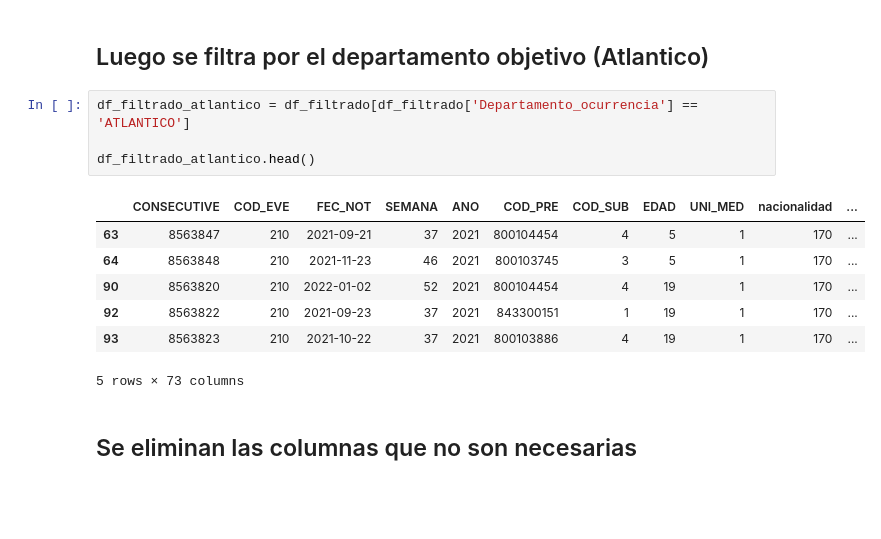
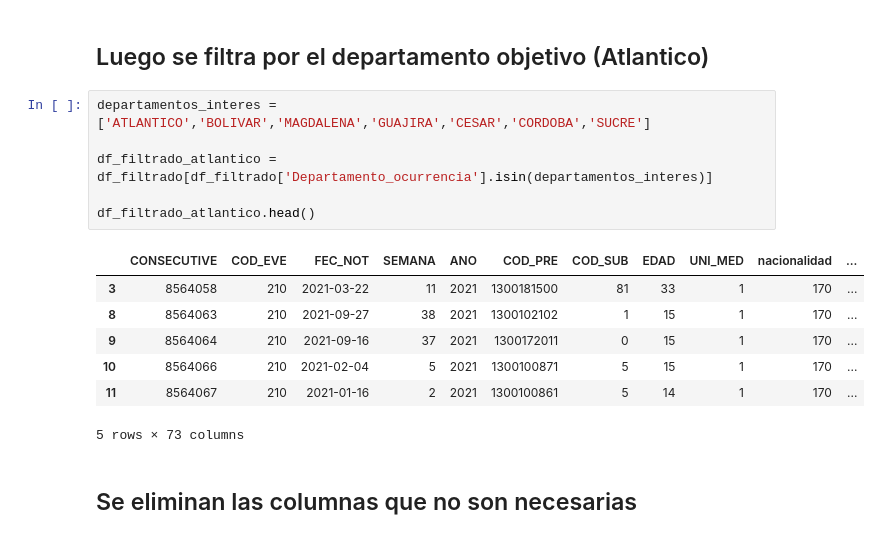
Before and after one commit to MarcoSuarezECCI/SeminarioBigData, a Jupyter notebook: AI_ETL.ipynb, the cells around one changed output. Cells and saved outputs as stored; diff of their text form; blank space fills up the shorter version.

```diff
--- a/AI_ETL.ipynb
+++ b/AI_ETL.ipynb
@@ -46,18 +47,20 @@ df_filtrado.head()
 5 rows × 73 columns
 # %% [markdown]
 ## Luego se filtra por el departamento objetivo (Atlantico)
-# %%
-df_filtrado_atlantico = df_filtrado[df_filtrado['Departamento_ocurrencia'] == 'ATLANTICO']
-
-df_filtrado_atlantico.head()
-# %% [output]
-|  | CONSECUTIVE | COD_EVE | FEC_NOT | SEMANA | ANO | COD_PRE | COD_SUB | EDAD | UNI_MED | nacionalidad | ... |
-| 63 | 8563847 | 210 | 2021-09-21 | 37 | 2021 | 800104454 | 4 | 5 | 1 | 170 | ... |
-| 64 | 8563848 | 210 | 2021-11-23 | 46 | 2021 | 800103745 | 3 | 5 | 1 | 170 | ... |
-| 90 | 8563820 | 210 | 2022-01-02 | 52 | 2021 | 800104454 | 4 | 19 | 1 | 170 | ... |
-| 92 | 8563822 | 210 | 2021-09-23 | 37 | 2021 | 843300151 | 1 | 19 | 1 | 170 | ... |
-| 93 | 8563823 | 210 | 2021-10-22 | 37 | 2021 | 800103886 | 4 | 19 | 1 | 170 | ... |
-5 rows × 73 columns
+# %%
+departamentos_interes = ['ATLANTICO','BOLIVAR','MAGDALENA','GUAJIRA','CESAR','CORDOBA','SUCRE']
+
+df_filtrado_atlantico = df_filtrado[df_filtrado['Departamento_ocurrencia'].isin(departamentos_interes)]
+
+df_filtrado_atlantico.head()
+# %% [output]
+|  | CONSECUTIVE | COD_EVE | FEC_NOT | SEMANA | ANO | COD_PRE | COD_SUB | EDAD | UNI_MED | nacionalidad | ... |
+| 3 | 8564058 | 210 | 2021-03-22 | 11 | 2021 | 1300181500 | 81 | 33 | 1 | 170 | ... |
+| 8 | 8564063 | 210 | 2021-09-27 | 38 | 2021 | 1300102102 | 1 | 15 | 1 | 170 | ... |
+| 9 | 8564064 | 210 | 2021-09-16 | 37 | 2021 | 1300172011 | 0 | 15 | 1 | 170 | ... |
+| 10 | 8564066 | 210 | 2021-02-04 | 5 | 2021 | 1300100871 | 5 | 15 | 1 | 170 | ... |
+| 11 | 8564067 | 210 | 2021-01-16 | 2 | 2021 | 1300100861 | 5 | 14 | 1 | 170 | ... |
+5 rows × 73 columns
 # %% [markdown]
 ## Se eliminan las columnas que no son necesarias
 # %%
```
Also changed, not shown: parts of 7 cells of this notebook.
